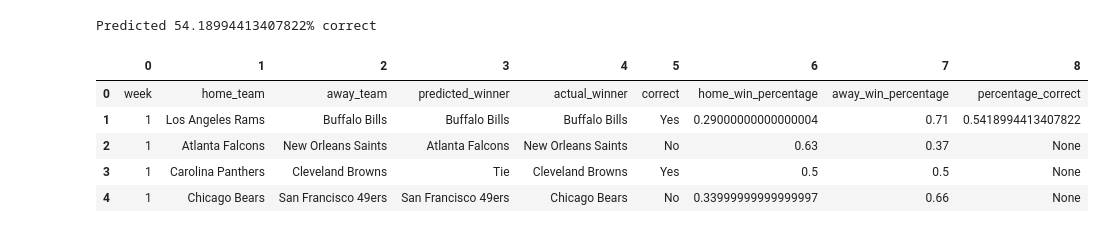
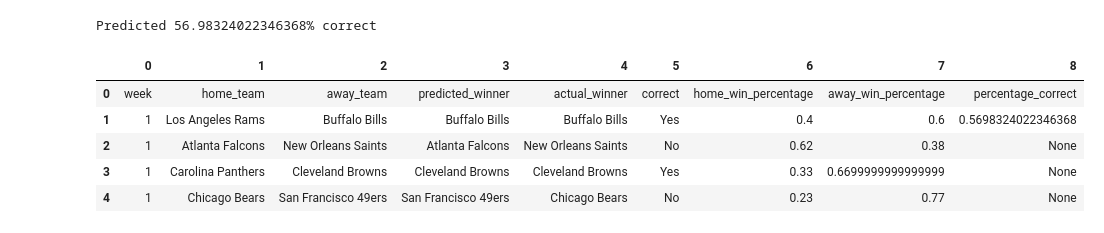
Before and after one commit to CollinHough/ECE1170, a Jupyter notebook: TeamPredictions/NFL_Predictions.ipynb, the cells around one changed output. Cells and saved outputs as stored; diff of their text form; code cells hidden in the pictures.

```diff
--- a/TeamPredictions/NFL_Predictions.ipynb
+++ b/TeamPredictions/NFL_Predictions.ipynb
@@ -395,7 +395,7 @@ def display(y_pred,X_test):
         win_prob = round(y_pred[g],2)
         away_team = X_test.reset_index().drop(columns = 'index').loc[g,'away_name']
         home_team = X_test.reset_index().drop(columns = 'index').loc[g,'home_name']
-        print(f'The {away_team} have a probability of {win_prob} of beating the {home_team}.')
+        print(f'The {home_team} have a probability of {win_prob} of beating the {away_team}.')
 
 def create_output_csv(y_pred,X_test,schedule_df):
     data = []
@@ -407,9 +407,9 @@ def create_output_csv(y_pred,X_test,schedule_df):
         away_team = X_test.reset_index().drop(columns = 'index').loc[g,'away_name']
         home_team = X_test.reset_index().drop(columns = 'index').loc[g,'home_name']
         if(win_prob >= 0.5):
+            predicted_winner = str(home_team)
+        elif(win_prob < 0.5):
             predicted_winner = str(away_team)
-        elif(win_prob < 0.5):
-            predicted_winner = str(home_team)
 
         if(str(schedule_df.at[g,'winning_name']) != 'None'):
             actual_winner = str(schedule_df.at[g,'winning_name'])
@@ -427,7 +427,7 @@ def create_output_csv(y_pred,X_test,schedule_df):
         if(win_prob == 0.5):
             predicted_winner = 'Tie'
 
-        data.append([str(X_test.at[g,'week']), str(home_team), str(away_team), predicted_winner, actual_winner, result,str(1.0-win_prob),str(win_prob)])
+        data.append([str(X_test.at[g,'week']), str(home_team), str(away_team), predicted_winner, actual_winner, result,str(win_prob),str(1.0-win_prob)])
 
     data[1].append(str(correct/total_played))
     df = pd.DataFrame(data)
@@ -442,5 +442,7 @@ try:
 except FileNotFoundError:
     train_games_df = get_full_year_train_data(year)
     train_games_df.to_pickle('data/train' + str(year) + '.pkl')
+train_games_df = get_full_year_train_data(year)
+
 train_games_df.head()
 # %% [output]
@@ -461,5 +464,7 @@ except FileNotFoundError:
     test_games_df = get_full_year_test_data(year)
     test_games_df.to_pickle('data/test' + str(year) + '.pkl')
 
+test_games_df = get_full_year_test_data(year)
+
 test_games_df.head()
 # %% [output]
@@ -523,16 +533,16 @@ accuracy_score(y_test,np.round(y_pred))
 # %%
 X_test = test_games_df.drop(columns = ['away_name', 'away_abbr', 'home_name', 'home_abbr', 'week','result'])
 y_pred = clf.predict_proba(X_test)
-y_pred = y_pred[:,1]
+y_pred = y_pred[:,0]
 
 schedule_df = pd.read_pickle('data/sched2022.pkl')
 results = create_output_csv(y_pred,test_games_df,schedule_df)
 results.head()
 # %% [output]
-Predicted 54.18994413407822% correct
+Predicted 56.98324022346368% correct
 |  | 0 | 1 | 2 | 3 | 4 | 5 | 6 | 7 | 8 |
 | 0 | week | home_team | away_team | predicted_winner | actual_winner | correct | home_win_percentage | away_win_percentage | percentage_correct |
-| 1 | 1 | Los Angeles Rams | Buffalo Bills | Buffalo Bills | Buffalo Bills | Yes | 0.29000000000000004 | 0.71 | 0.5418994413407822 |
-| 2 | 1 | Atlanta Falcons | New Orleans Saints | Atlanta Falcons | New Orleans Saints | No | 0.63 | 0.37 | None |
-| 3 | 1 | Carolina Panthers | Cleveland Browns | Tie | Cleveland Browns | Yes | 0.5 | 0.5 | None |
-| 4 | 1 | Chicago Bears | San Francisco 49ers | San Francisco 49ers | Chicago Bears | No | 0.33999999999999997 | 0.66 | None |
+| 1 | 1 | Los Angeles Rams | Buffalo Bills | Buffalo Bills | Buffalo Bills | Yes | 0.4 | 0.6 | 0.5698324022346368 |
+| 2 | 1 | Atlanta Falcons | New Orleans Saints | Atlanta Falcons | New Orleans Saints | No | 0.62 | 0.38 | None |
+| 3 | 1 | Carolina Panthers | Cleveland Browns | Cleveland Browns | Cleveland Browns | Yes | 0.33 | 0.6699999999999999 | None |
+| 4 | 1 | Chicago Bears | San Francisco 49ers | San Francisco 49ers | Chicago Bears | No | 0.23 | 0.77 | None |
```
Also changed, not shown: parts of 4 cells of this notebook, 1 other file.
